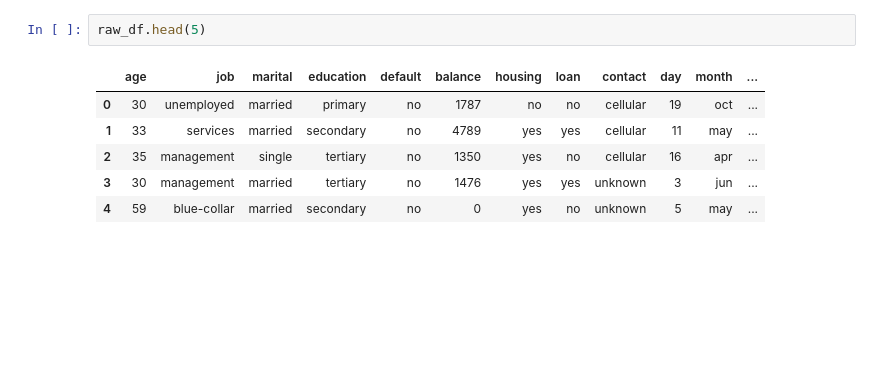
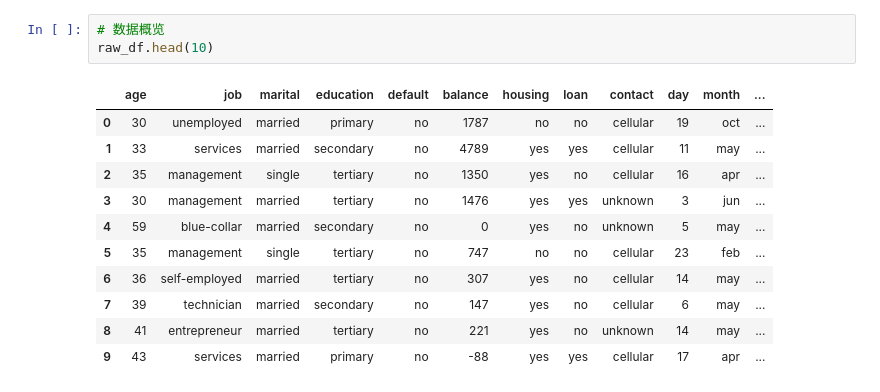
Before and after one commit to lonelyhentxi/workspace, a Jupyter notebook: data_mining/comp3009/src/lab1/simple_statistics.ipynb, the cells around one changed output. Cells and saved outputs as stored; diff of their text form; blank space fills up the shorter version.

```diff
--- a/data_mining/comp3009/src/lab1/simple_statistics.ipynb
+++ b/data_mining/comp3009/src/lab1/simple_statistics.ipynb
@@ -16,10 +27,16 @@ raw_df = user_account_service.from_csv('bank.csv')
-# %%
-raw_df.head(5)
-# %% [output]
-|  | age | job | marital | education | default | balance | housing | loan | contact | day | month | ... |
-| 0 | 30 | unemployed | married | primary | no | 1787 | no | no | cellular | 19 | oct | ... |
-| 1 | 33 | services | married | secondary | no | 4789 | yes | yes | cellular | 11 | may | ... |
-| 2 | 35 | management | single | tertiary | no | 1350 | yes | no | cellular | 16 | apr | ... |
-| 3 | 30 | management | married | tertiary | no | 1476 | yes | yes | unknown | 3 | jun | ... |
-| 4 | 59 | blue-collar | married | secondary | no | 0 | yes | no | unknown | 5 | may | ... |
+# %%
+# 数据概览
+raw_df.head(10)
+# %% [output]
+|  | age | job | marital | education | default | balance | housing | loan | contact | day | month | ... |
+| 0 | 30 | unemployed | married | primary | no | 1787 | no | no | cellular | 19 | oct | ... |
+| 1 | 33 | services | married | secondary | no | 4789 | yes | yes | cellular | 11 | may | ... |
+| 2 | 35 | management | single | tertiary | no | 1350 | yes | no | cellular | 16 | apr | ... |
+| 3 | 30 | management | married | tertiary | no | 1476 | yes | yes | unknown | 3 | jun | ... |
+| 4 | 59 | blue-collar | married | secondary | no | 0 | yes | no | unknown | 5 | may | ... |
+| 5 | 35 | management | single | tertiary | no | 747 | no | no | cellular | 23 | feb | ... |
+| 6 | 36 | self-employed | married | tertiary | no | 307 | yes | no | cellular | 14 | may | ... |
+| 7 | 39 | technician | married | secondary | no | 147 | yes | no | cellular | 6 | may | ... |
+| 8 | 41 | entrepreneur | married | tertiary | no | 221 | yes | no | unknown | 14 | may | ... |
+| 9 | 43 | services | married | primary | no | -88 | yes | yes | cellular | 17 | apr | ... |
 # %%
```
Also changed, not shown: parts of 13 cells of this notebook, 2 other files.
